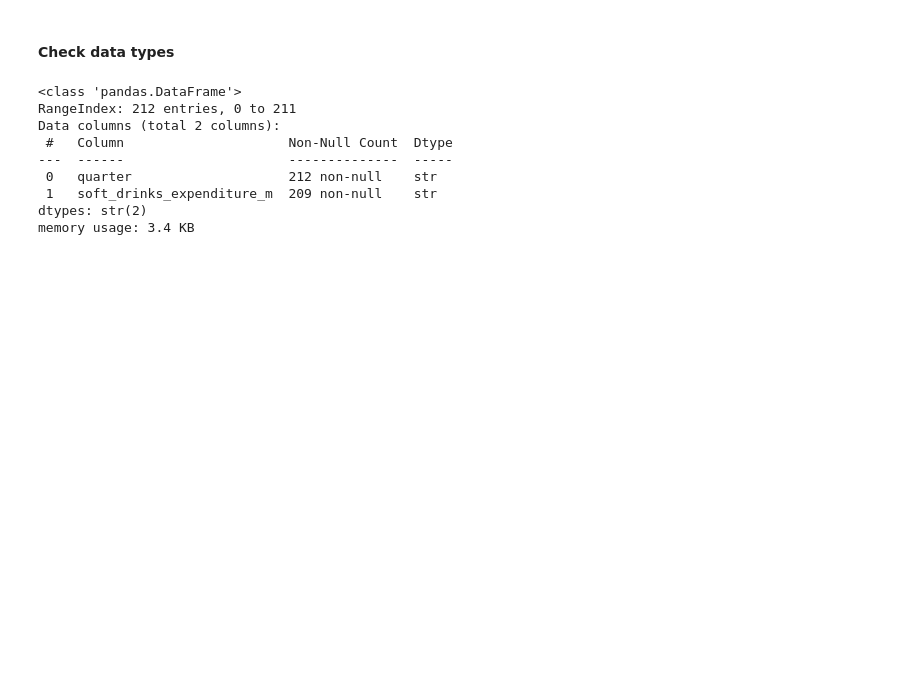
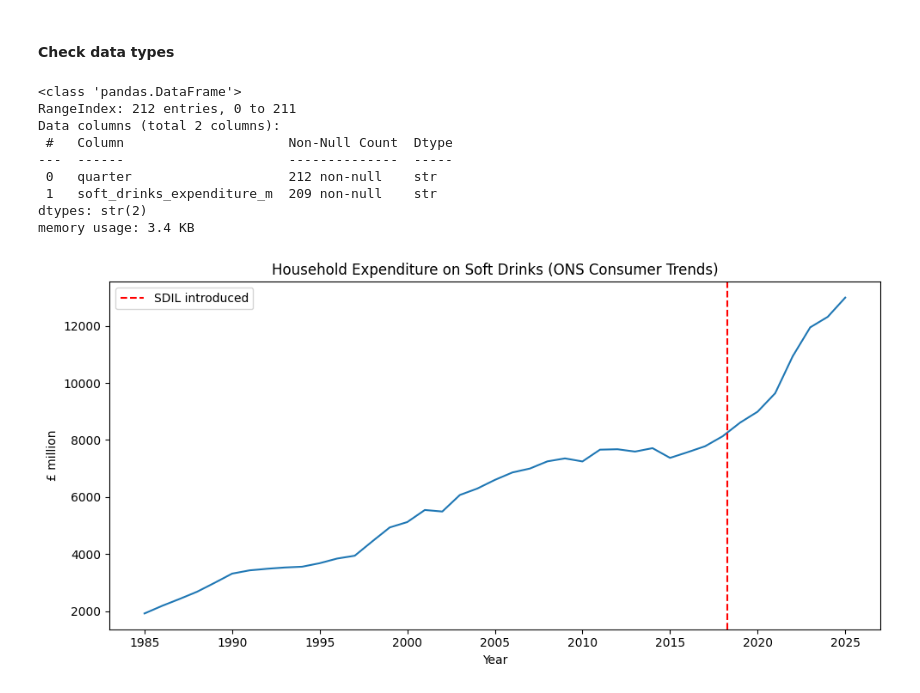
Before and after one commit to meenakshi-manupriya/sugar-tax-casual-inference, a Jupyter notebook: notebooks/01_exploration.ipynb, the cells around one changed output. Drawn from its saved outputs; the diff is of its cells as text; code cells hidden in the pictures; blank space fills up the shorter version.

```diff
--- a/notebooks/01_exploration.ipynb
+++ b/notebooks/01_exploration.ipynb
@@ -34,3 +36,18 @@ memory usage: 3.4 KB
 # %%
 #convert expenditure to numeric
 df["soft_drinks_expenditure_m"] = pd.to_numeric(df["soft_drinks_expenditure_m"], errors="coerce")
+
+#convert quarter to datetime
+df["quarter"] = pd.to_datetime(df["quarter"], errors="coerce")
+# %%
+plt.figure(figsize=(10, 5))
+plt.plot(df["quarter"], df["soft_drinks_expenditure_m"])
+plt.axvline(pd.Timestamp("2018-04-01"), color="red", linestyle="--", label="SDIL introduced")
+plt.title("Household Expenditure on Soft Drinks (ONS Consumer Trends)")
+plt.xlabel("Year")
+plt.ylabel("£ million")
+plt.legend()
+plt.tight_layout()
+plt.show()
+# %% [output]
+[figure, added]
```
Also changed, not shown: parts of 4 cells of this notebook.
